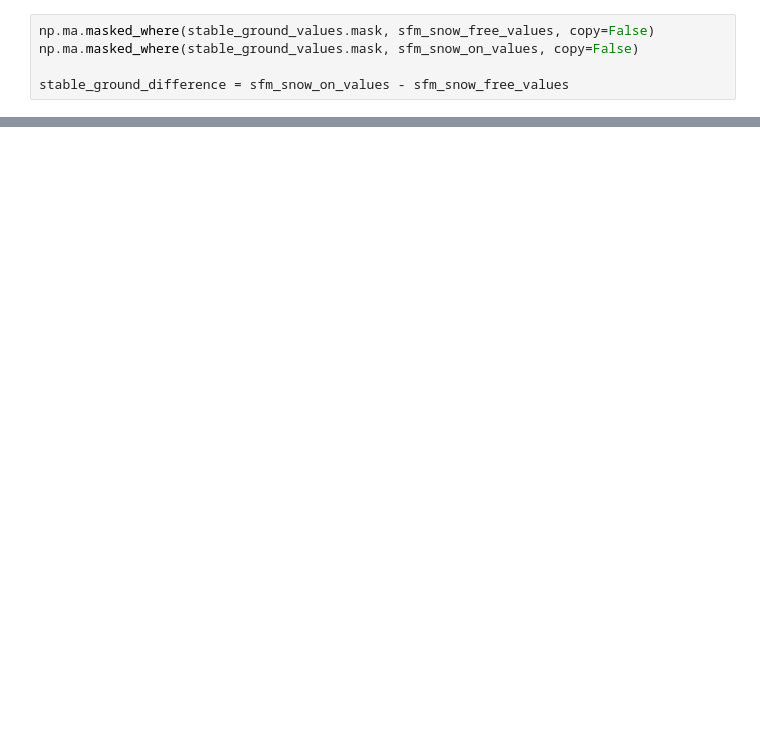
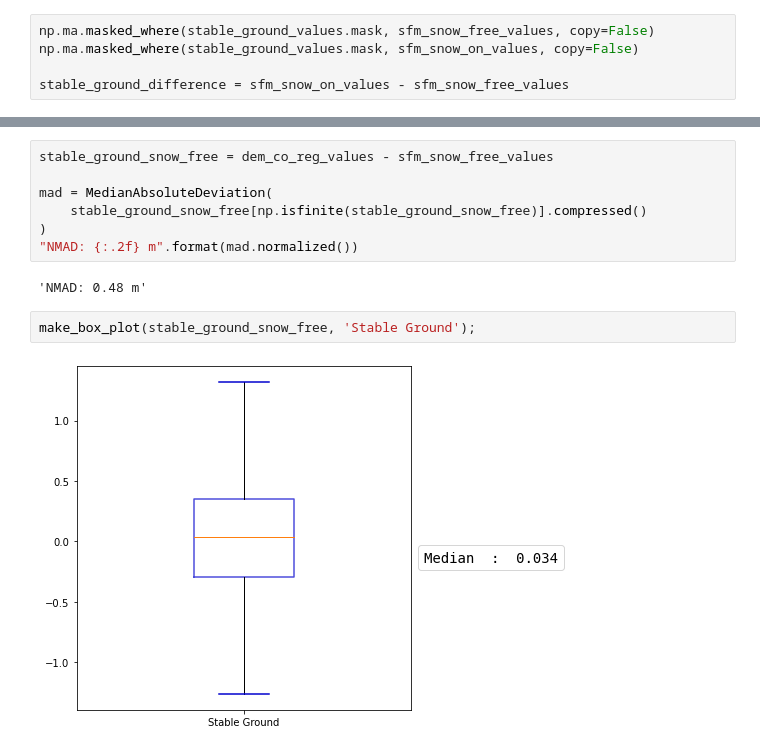
Before and after one commit to jomey/raster_compare, a Jupyter notebook: notebooks/Stable_ground.ipynb, the cells around one changed output, grey strips where cells are left out. Cells and saved outputs as stored; diff of their text form; blank space fills up the shorter version.

```diff
--- a/notebooks/Stable_ground.ipynb
+++ b/notebooks/Stable_ground.ipynb
@@ -49,0 +67,13 @@ plt.imshow(
+# %%
+stable_ground_snow_free = dem_co_reg_values - sfm_snow_free_values
+
+mad = MedianAbsoluteDeviation(
+    stable_ground_snow_free[np.isfinite(stable_ground_snow_free)].compressed()
+)
+"NMAD: {:.2f} m".format(mad.normalized())
+# %% [output]
+'NMAD: 0.48 m'
+# %%
+make_box_plot(stable_ground_snow_free, 'Stable Ground');
+# %% [output]
+[figure, added]
```
Also changed, not shown: parts of 12 cells of this notebook, 4 other files.
